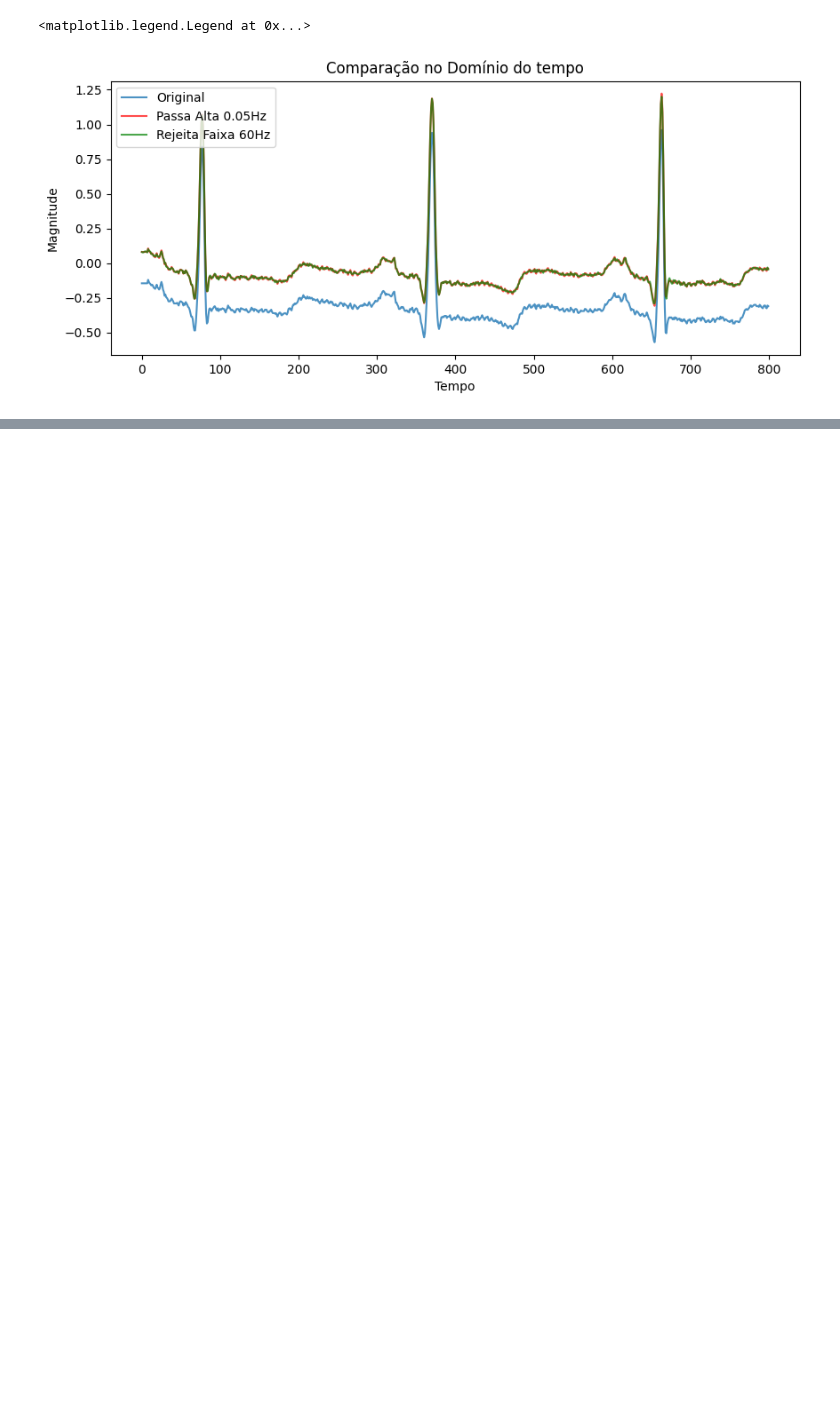
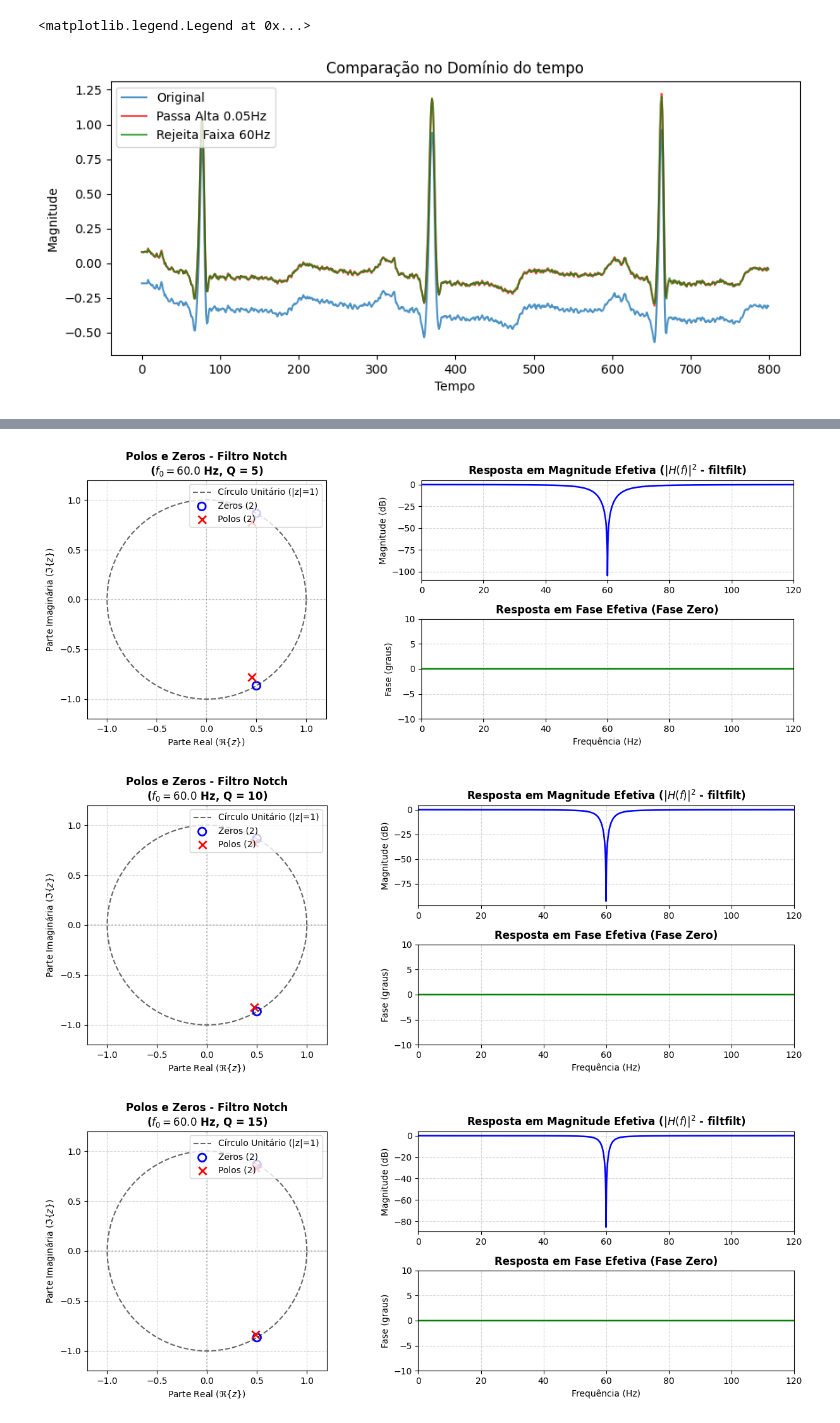
Before and after one commit to RenanCatini/ecg-arrhythmia-classification, a Jupyter notebook: notebooks/estudos_filtros_frequencia.ipynb, the cells around one changed output, grey strips where cells are left out. Cells and saved outputs as stored; diff of their text form; code cells hidden in the pictures; blank space fills up the shorter version.

```diff
--- a/notebooks/estudos_filtros_frequencia.ipynb
+++ b/notebooks/estudos_filtros_frequencia.ipynb
@@ -232,0 +493,8 @@ plt.legend()
+# %%
+for i in range(1,10):
+    Q = i*5
+    analisar_filtro_notch(fs=360, freq_rejeicao=60.0, Q=Q, xlim=(0, 120))
+# %% [output]
+[figure, added]
+[figure, added]
+[figure, added]
```
Also changed, not shown: parts of 8 cells of this notebook, 1 other file.
